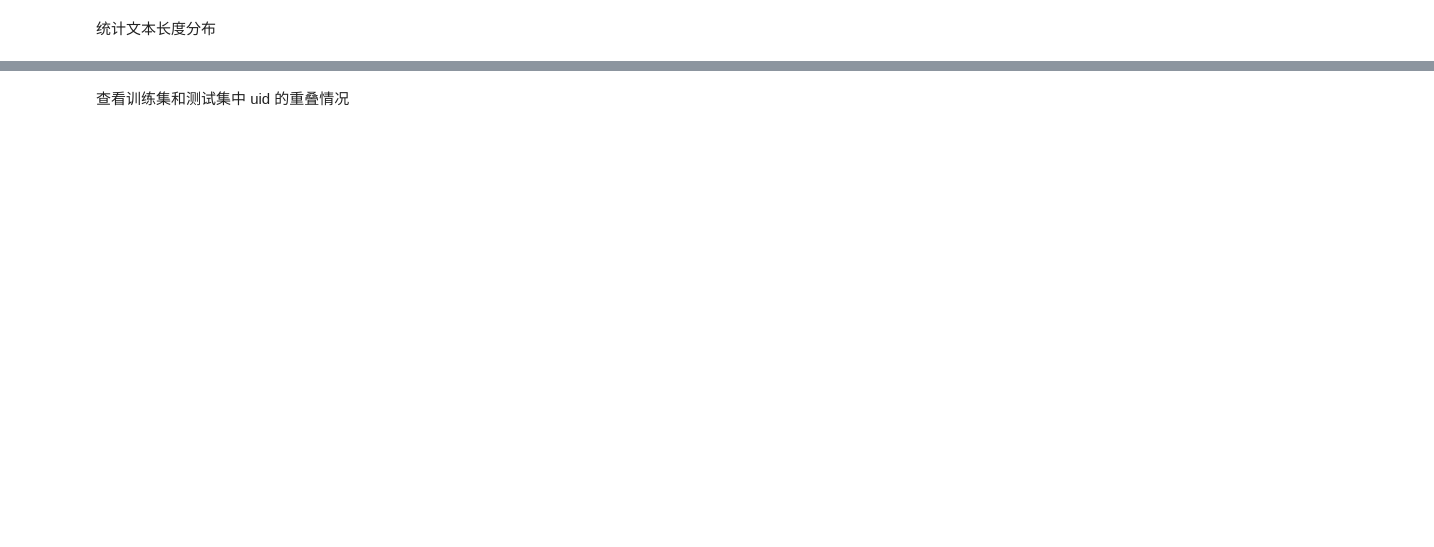
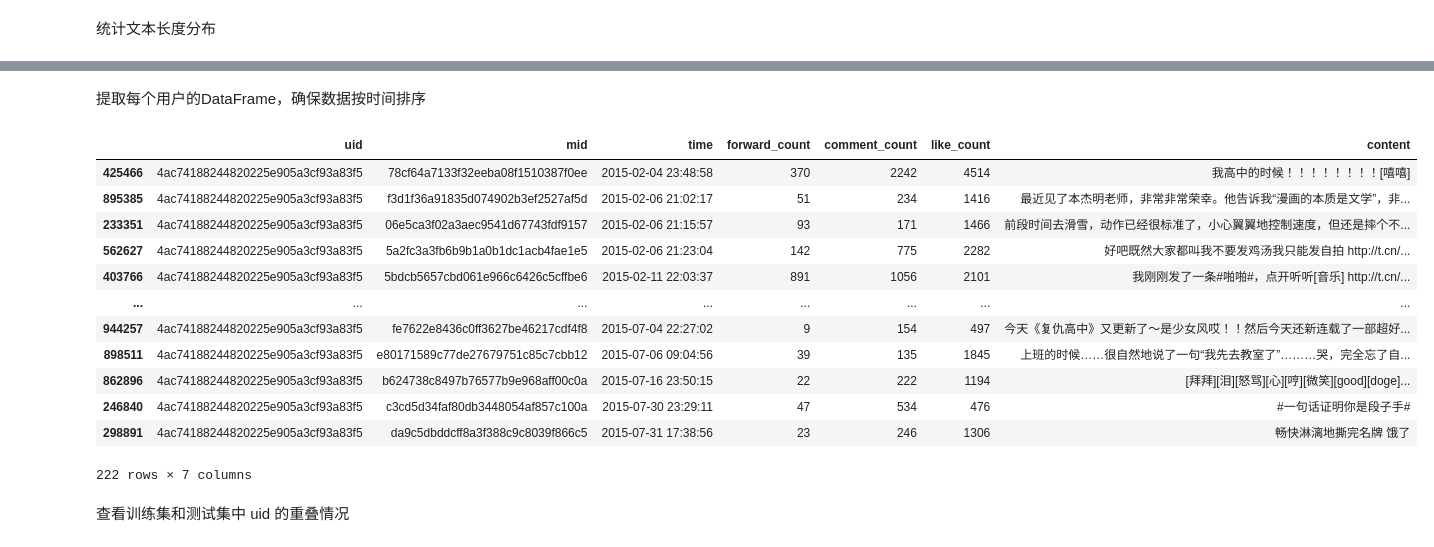
Before and after one commit to habaneraa/wipc, a Jupyter notebook: visualize.ipynb, the cells around one changed output, grey strips where cells are left out. Cells and saved outputs as stored; diff of their text form; code cells hidden in the pictures; blank space fills up the shorter version.

Commit message:
add:提取每个用户的DataFrame，并保存

```diff
--- a/visualize.ipynb
+++ b/visualize.ipynb
@@ -128,0 +159,30 @@ plt.show()
+# %% [markdown]
+提取每个用户的DataFrame，确保数据按时间排序
+# %%
+user_dataframes_sorted = {uid: group.sort_values(by='time') for uid, group in df.groupby('uid')}
+# %%
+# 测试
+example_df_sorted = user_dataframes_sorted["4ac74188244820225e905a3cf93a83f5"]
+
+# example_df_sorted
+
+for uid, df_user in user_dataframes_sorted.items():
+    filename = f"data/user/{uid}.csv"  # 创建文件名，以用户ID为标识
+    df_user.to_csv(filename, index=False)  # 保存DataFrame到CSV文件，不包含索引
+    print(f"Saved: {filename}")  # 打印保存信息作为确认
+
+# user_time_grouped.tocsv('data/user_time_grouped.csv', index=False)
+# %% [output]
+|  | uid | mid | time | forward_count | comment_count | like_count | content |
+| 425466 | 4ac74188244820225e905a3cf93a83f5 | 78cf64a7133f32eeba08f1510387f0ee | 2015-02-04 23:48:58 | 370 | 2242 | 4514 | 我高中的时候！！！！！！！！[嘻嘻] |
+| 895385 | 4ac74188244820225e905a3cf93a83f5 | f3d1f36a91835d074902b3ef2527af5d | 2015-02-06 21:02:17 | 51 | 234 | 1416 | 最近见了本杰明老师，非常非常荣幸。他告诉我“漫画的本质是文学”，非... |
+| 233351 | 4ac74188244820225e905a3cf93a83f5 | 06e5ca3f02a3aec9541d67743fdf9157 | 2015-02-06 21:15:57 | 93 | 171 | 1466 | 前段时间去滑雪，动作已经很标准了，小心翼翼地控制速度，但还是摔个不... |
+| 562627 | 4ac74188244820225e905a3cf93a83f5 | 5a2fc3a3fb6b9b1a0b1dc1acb4fae1e5 | 2015-02-06 21:23:04 | 142 | 775 | 2282 | 好吧既然大家都叫我不要发鸡汤我只能发自拍 http://t.cn/... |
+| 403766 | 4ac74188244820225e905a3cf93a83f5 | 5bdcb5657cbd061e966c6426c5cffbe6 | 2015-02-11 22:03:37 | 891 | 1056 | 2101 | 我刚刚发了一条#啪啪#，点开听听[音乐] http://t.cn/... |
+| ... | ... | ... | ... | ... | ... | ... | ... |
+| 944257 | 4ac74188244820225e905a3cf93a83f5 | fe7622e8436c0ff3627be46217cdf4f8 | 2015-07-04 22:27:02 | 9 | 154 | 497 | 今天《复仇高中》又更新了～是少女风哎！！然后今天还新连载了一部超好... |
+| 898511 | 4ac74188244820225e905a3cf93a83f5 | e80171589c77de27679751c85c7cbb12 | 2015-07-06 09:04:56 | 39 | 135 | 1845 | 上班的时候……很自然地说了一句“我先去教室了”………哭，完全忘了自... |
+| 862896 | 4ac74188244820225e905a3cf93a83f5 | b624738c8497b76577b9e968aff00c0a | 2015-07-16 23:50:15 | 22 | 222 | 1194 | [拜拜][泪][怒骂][心][哼][微笑][good][doge]... |
+| 246840 | 4ac74188244820225e905a3cf93a83f5 | c3cd5d34faf80db3448054af857c100a | 2015-07-30 23:29:11 | 47 | 534 | 476 | #一句话证明你是段子手# |
+| 298891 | 4ac74188244820225e905a3cf93a83f5 | da9c5dbddcff8a3f388c9c8039f866c5 | 2015-07-31 17:38:56 | 23 | 246 | 1306 | 畅快淋漓地撕完名牌 饿了 |
+222 rows × 7 columns
```
Also changed, not shown: parts of 10 cells of this notebook.
